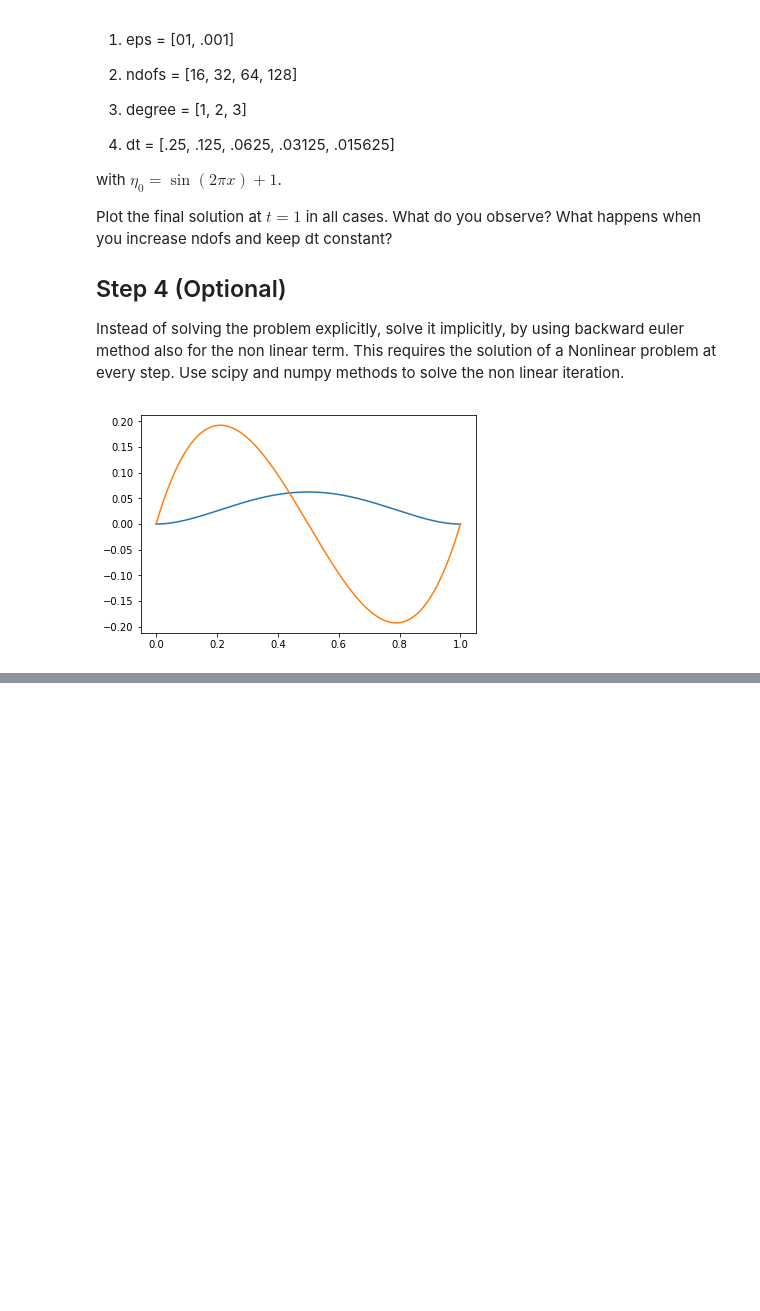
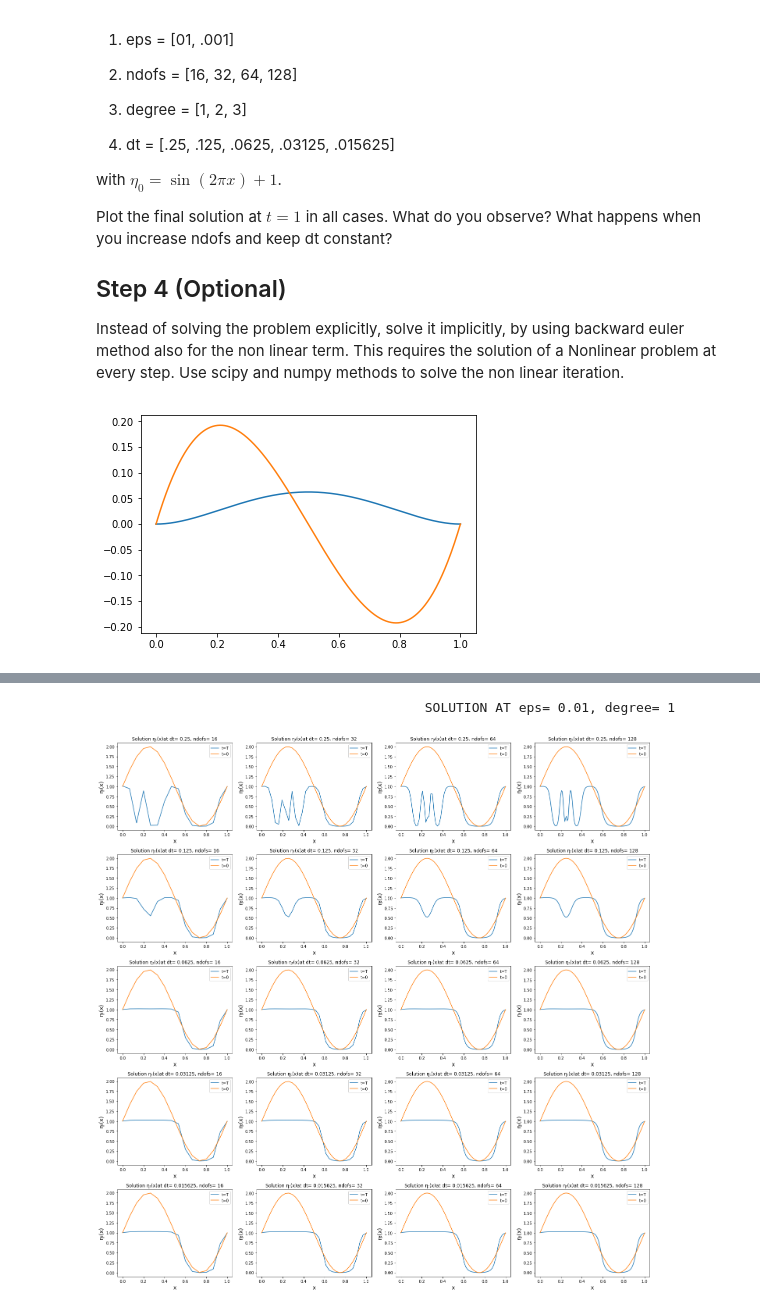
Before and after one commit to martinateruzzi/P1.4_seed, a Jupyter notebook: final_project/final_project_2019-2020.ipynb, the cells around one changed output, grey strips where cells are left out. Cells and saved outputs as stored; diff of their text form; code cells hidden in the pictures; blank space fills up the shorter version.

```diff
--- a/final_project/final_project_2019-2020.ipynb
+++ b/final_project/final_project_2019-2020.ipynb
@@ -333,0 +313,9 @@ for eps in [.01,.001]:
+# %%
+eps = 0.01
+degree = 1
+resolution = 1025
+
+solutions(eps,degree,resolution,initial = True)
+# %% [output]
+                                          SOLUTION AT eps= 0.01, degree= 1
+[figure, added]
```
Also changed, not shown: parts of 20 cells of this notebook.
